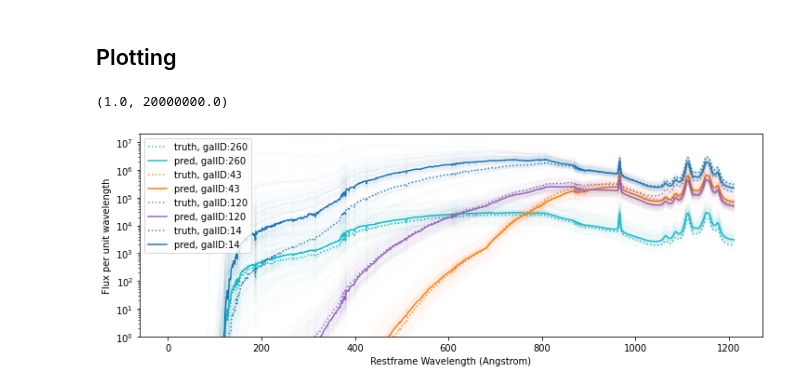
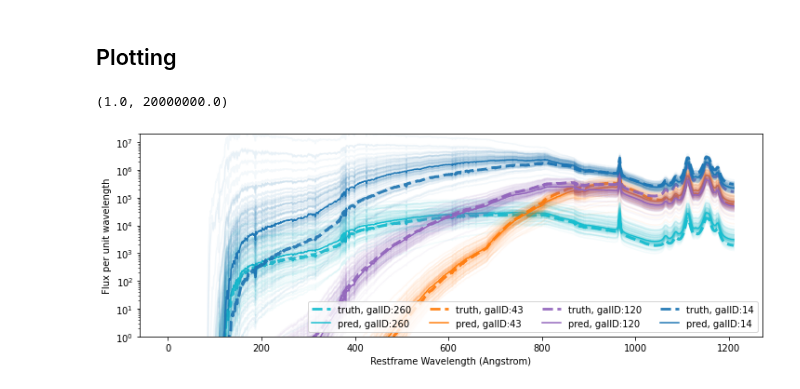
Before and after one commit to patricialarsen/emulator_utils, a Jupyter notebook: notebooks/prob_spec.ipynb, the cells around one changed output. Drawn from its saved outputs; the diff is of its cells as text; code cells hidden in the pictures.

```diff
--- a/notebooks/prob_spec.ipynb
+++ b/notebooks/prob_spec.ipynb
@@ -41,28 +41,28 @@ pcolor_all, _, _ = mcdrop_pred(param_test_unscaled, mlp, scaler, scaler_y)
 # %%
 plt.figure(figsize = (12, 4))
 
 galID_arr =  [260, 43, 120, 14]
 colorparams = galID_arr
 colormap = cm.tab10
 normalize = mcolors.Normalize(vmin=np.min(colorparams), vmax=np.max(colorparams))
 
 
 for galID in galID_arr:
 
     color = colormap(normalize(galID))
 
-    plt.plot(mag_test_unscaled[galID], linestyle='dotted', color = color, label='truth, galID:%d'%galID, alpha=0.9)
+    plt.plot(mag_test_unscaled[galID], linestyle='dashed', color = color, label='truth, galID:%d'%galID, alpha=0.9, linewidth = 3)
 
-    plt.plot(pcolor_all[:, galID, :].T,  color = color, alpha=0.01)
+    plt.plot(pcolor_all[:, galID, :].T,  color = color, alpha=0.05)
     plt.plot(np.median(pcolor_all[:, galID, :].T, axis=1),  color = color, alpha=1, label='pred, galID:%d'%galID);
 
 
 plt.ylabel('Flux per unit wavelength')
 plt.xlabel(' Restframe Wavelength (Angstrom) ')
 
 plt.yscale('log')
-plt.legend()
+plt.legend(ncol=4)
 plt.ylim(1e0, 2e7)
 # %% [output]
 (1.0, 20000000.0)
-[figure, old version]
+[figure, new version]
```
